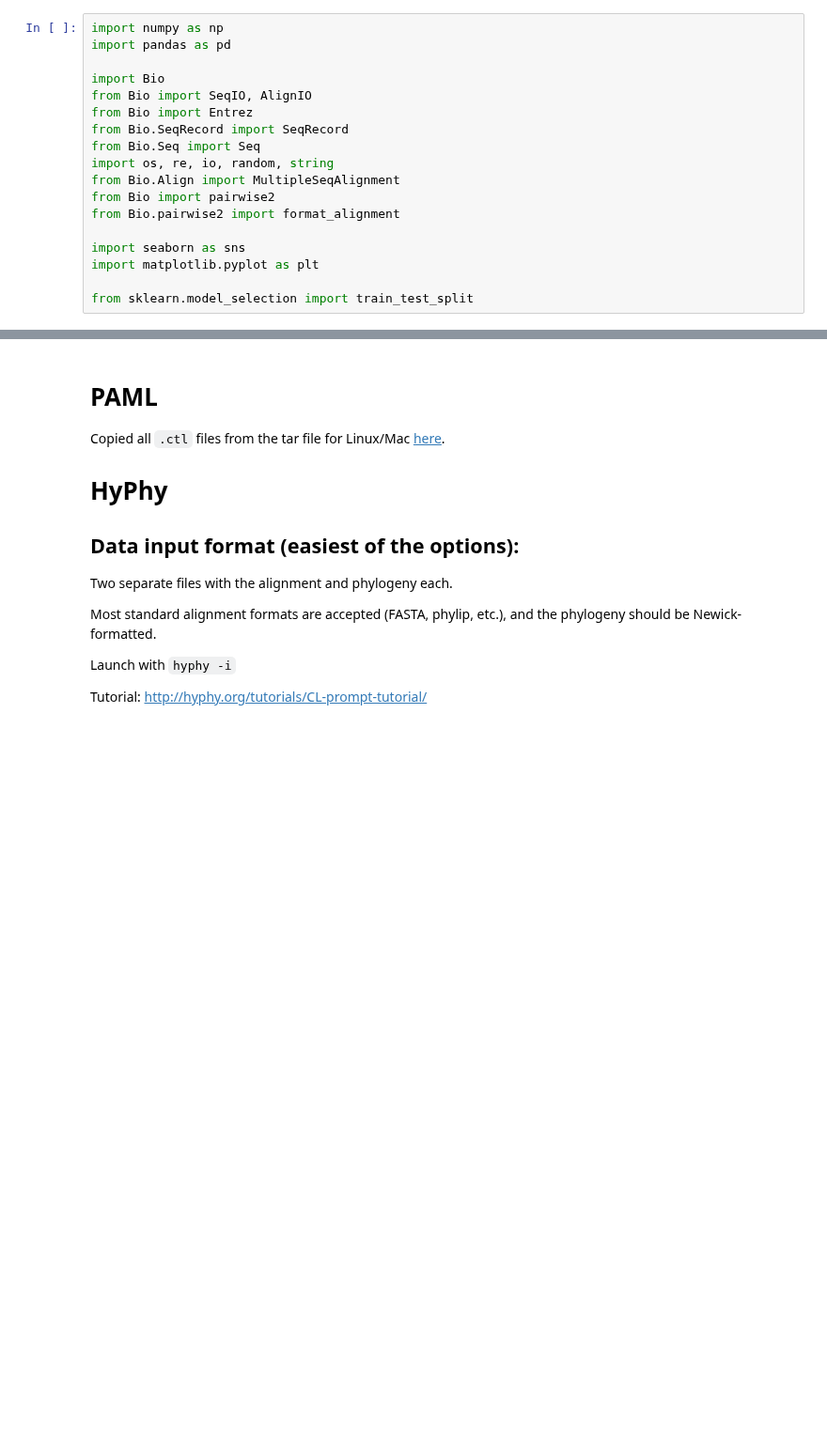
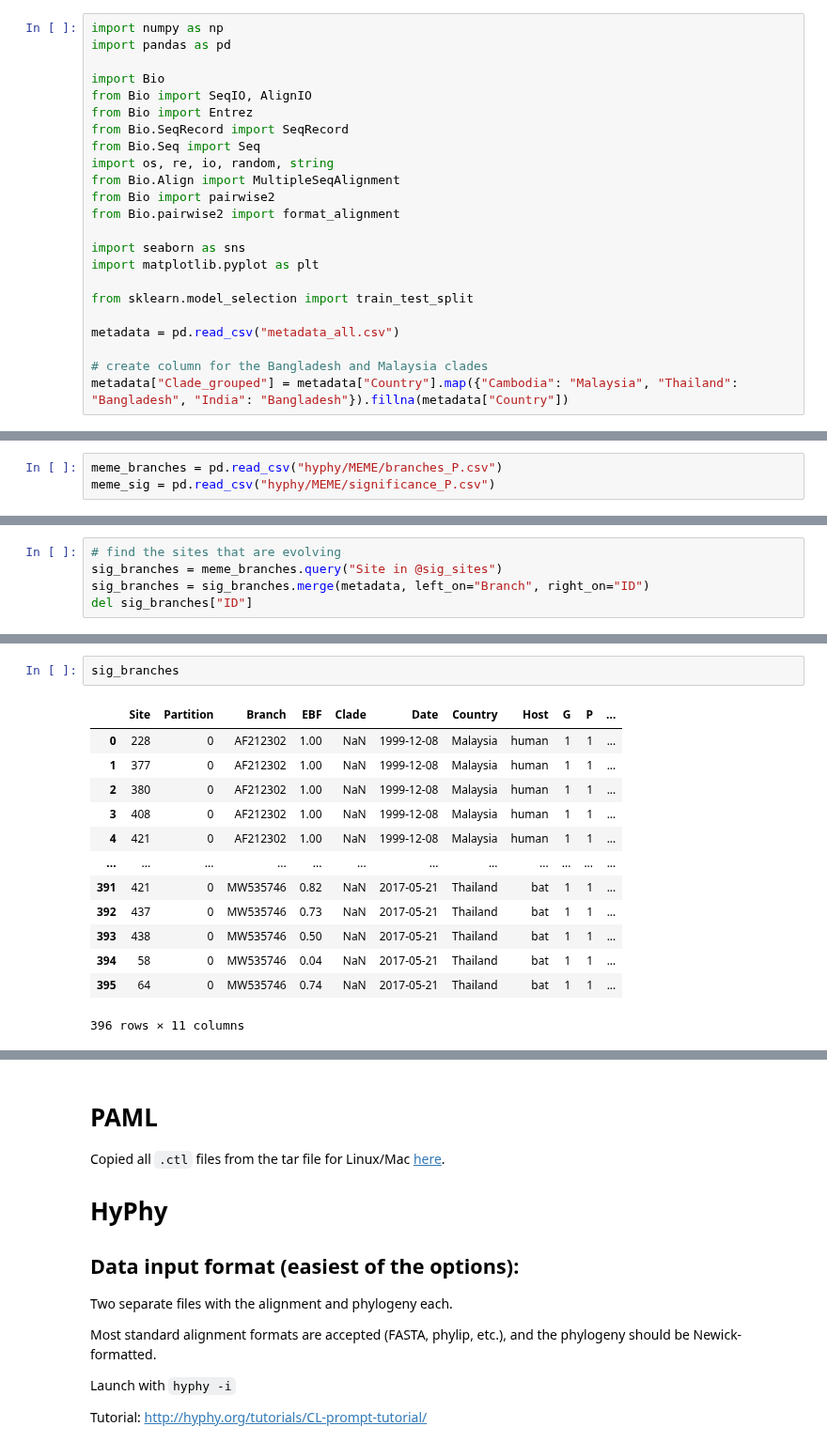
Before and after one commit to sanju99/niv_evo, a Jupyter notebook: evo_selection.ipynb, the cells around one changed output, grey strips where cells are left out. Shown at 94% size. Drawn from its saved outputs; the diff is of its cells as text; blank space fills up the shorter version.

Commit message:
begin meme analysis

```diff
--- a/evo_selection.ipynb
+++ b/evo_selection.ipynb
@@ -16,3 +16,8 @@ import seaborn as sns
 import matplotlib.pyplot as plt
 
 from sklearn.model_selection import train_test_split
+
+metadata = pd.read_csv("metadata_all.csv")
+
+# create column for the Bangladesh and Malaysia clades
+metadata["Clade_grouped"] = metadata["Country"].map({"Cambodia": "Malaysia", "Thailand": "Bangladesh", "India": "Bangladesh"}).fillna(metadata["Country"])
@@ -18,0 +26,3 @@ from sklearn.model_selection import train_test_split
+# %%
+meme_branches = pd.read_csv("hyphy/MEME/branches_P.csv")
+meme_sig = pd.read_csv("hyphy/MEME/significance_P.csv")
@@ -18,0 +98,5 @@ from sklearn.model_selection import train_test_split
+# %%
+# find the sites that are evolving
+sig_branches = meme_branches.query("Site in @sig_sites")
+sig_branches = sig_branches.merge(metadata, left_on="Branch", right_on="ID")
+del sig_branches["ID"]
@@ -18,0 +119,16 @@ from sklearn.model_selection import train_test_split
+# %%
+sig_branches
+# %% [output]
+|  | Site | Partition | Branch | EBF | Clade | Date | Country | Host | G | P | ... |
+| 0 | 228 | 0 | AF212302 | 1.00 | NaN | 1999-12-08 | Malaysia | human | 1 | 1 | ... |
+| 1 | 377 | 0 | AF212302 | 1.00 | NaN | 1999-12-08 | Malaysia | human | 1 | 1 | ... |
+| 2 | 380 | 0 | AF212302 | 1.00 | NaN | 1999-12-08 | Malaysia | human | 1 | 1 | ... |
+| 3 | 408 | 0 | AF212302 | 1.00 | NaN | 1999-12-08 | Malaysia | human | 1 | 1 | ... |
+| 4 | 421 | 0 | AF212302 | 1.00 | NaN | 1999-12-08 | Malaysia | human | 1 | 1 | ... |
+| ... | ... | ... | ... | ... | ... | ... | ... | ... | ... | ... | ... |
+| 391 | 421 | 0 | MW535746 | 0.82 | NaN | 2017-05-21 | Thailand | bat | 1 | 1 | ... |
+| 392 | 437 | 0 | MW535746 | 0.73 | NaN | 2017-05-21 | Thailand | bat | 1 | 1 | ... |
+| 393 | 438 | 0 | MW535746 | 0.50 | NaN | 2017-05-21 | Thailand | bat | 1 | 1 | ... |
+| 394 | 58 | 0 | MW535746 | 0.04 | NaN | 2017-05-21 | Thailand | bat | 1 | 1 | ... |
+| 395 | 64 | 0 | MW535746 | 0.74 | NaN | 2017-05-21 | Thailand | bat | 1 | 1 | ... |
+396 rows × 11 columns
```
Also changed, not shown: parts of 21 cells of this notebook, 8 other files.
